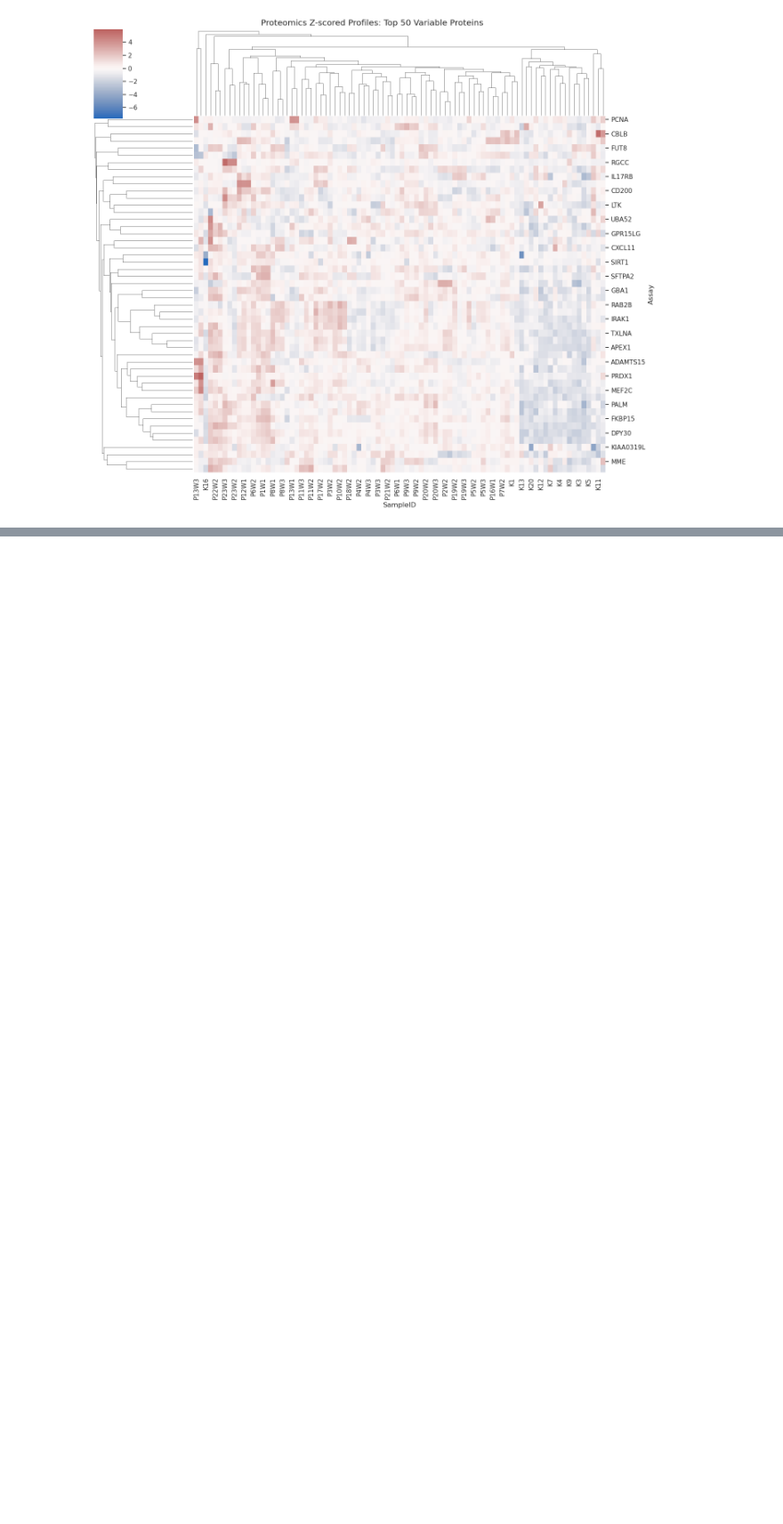
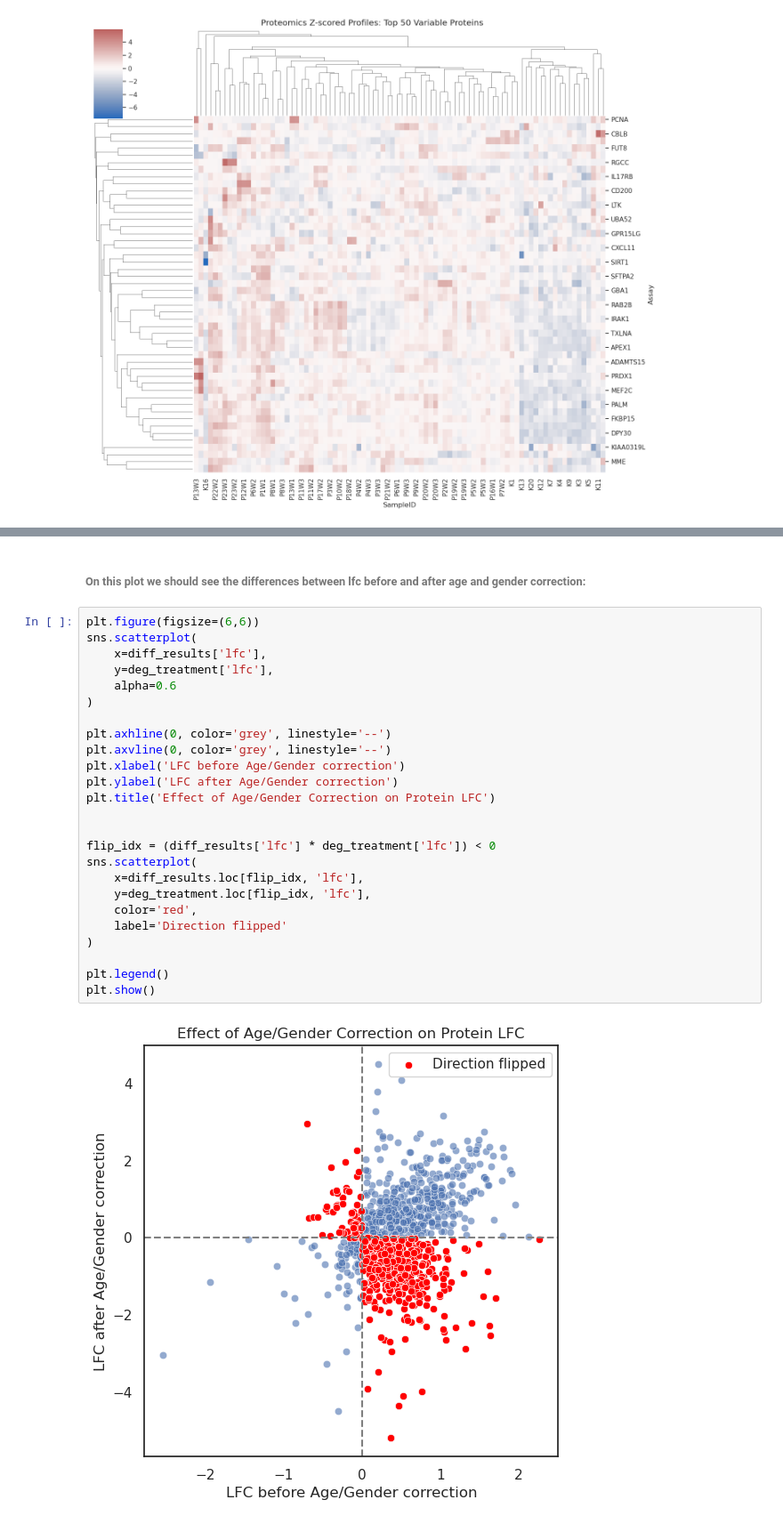
Before and after one commit to jungwirt/Olink_analysis, a Jupyter notebook: olink_proteo_intro_Python.ipynb, the cells around one changed output, grey strips where cells are left out. Shown at 89% size. Saved outputs shown, nothing was run; the diff lists cells and outputs as text; blank space fills up the shorter version.

```diff
--- a/olink_proteo_intro_Python.ipynb
+++ b/olink_proteo_intro_Python.ipynb
@@ -464,0 +642,29 @@ plt.show()
+# %% [markdown]
+###### On this plot we should see the differences between lfc before and after age and gender correction:
+# %%
+plt.figure(figsize=(6,6))
+sns.scatterplot(
+    x=diff_results['lfc'],
+    y=deg_treatment['lfc'],
+    alpha=0.6
+)
+
+plt.axhline(0, color='grey', linestyle='--')
+plt.axvline(0, color='grey', linestyle='--')
+plt.xlabel('LFC before Age/Gender correction')
+plt.ylabel('LFC after Age/Gender correction')
+plt.title('Effect of Age/Gender Correction on Protein LFC')
+
+
+flip_idx = (diff_results['lfc'] * deg_treatment['lfc']) < 0
+sns.scatterplot(
+    x=diff_results.loc[flip_idx, 'lfc'],
+    y=deg_treatment.loc[flip_idx, 'lfc'],
+    color='red',
+    label='Direction flipped'
+)
+
+plt.legend()
+plt.show()
+# %% [output]
+[figure, added]
```
Also changed, not shown: parts of 23 cells of this notebook.
